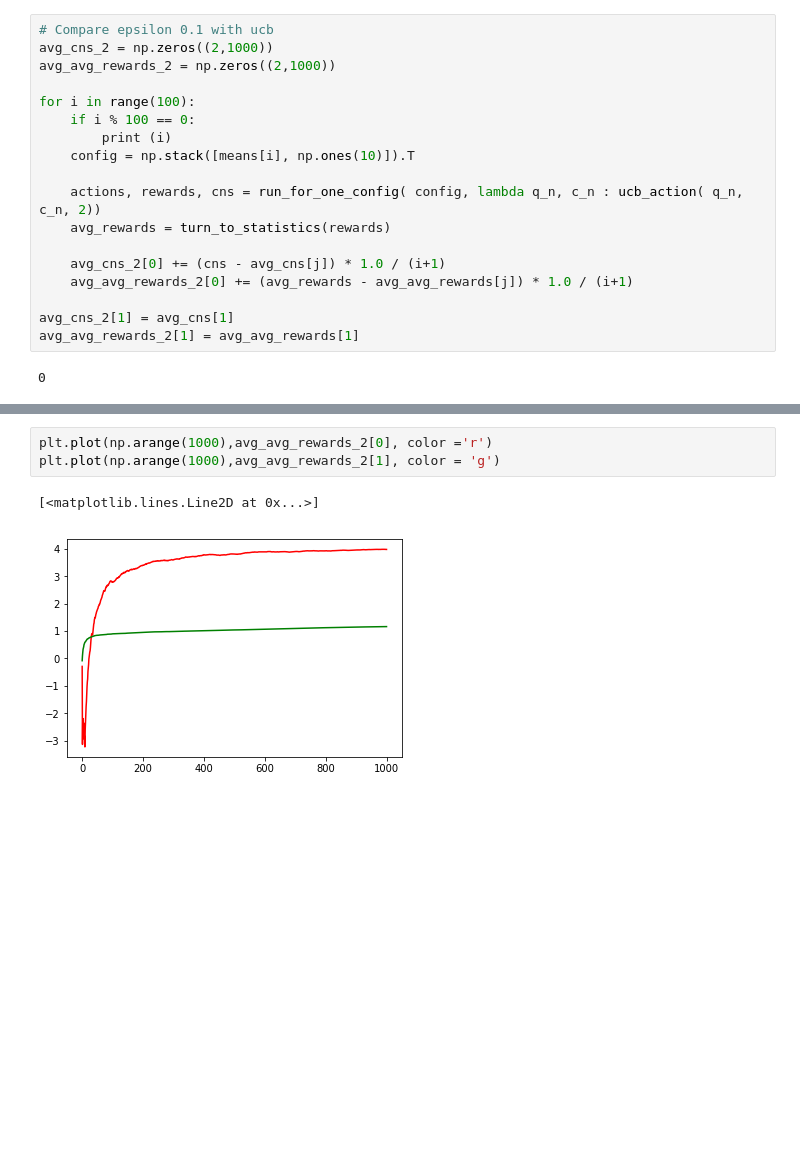
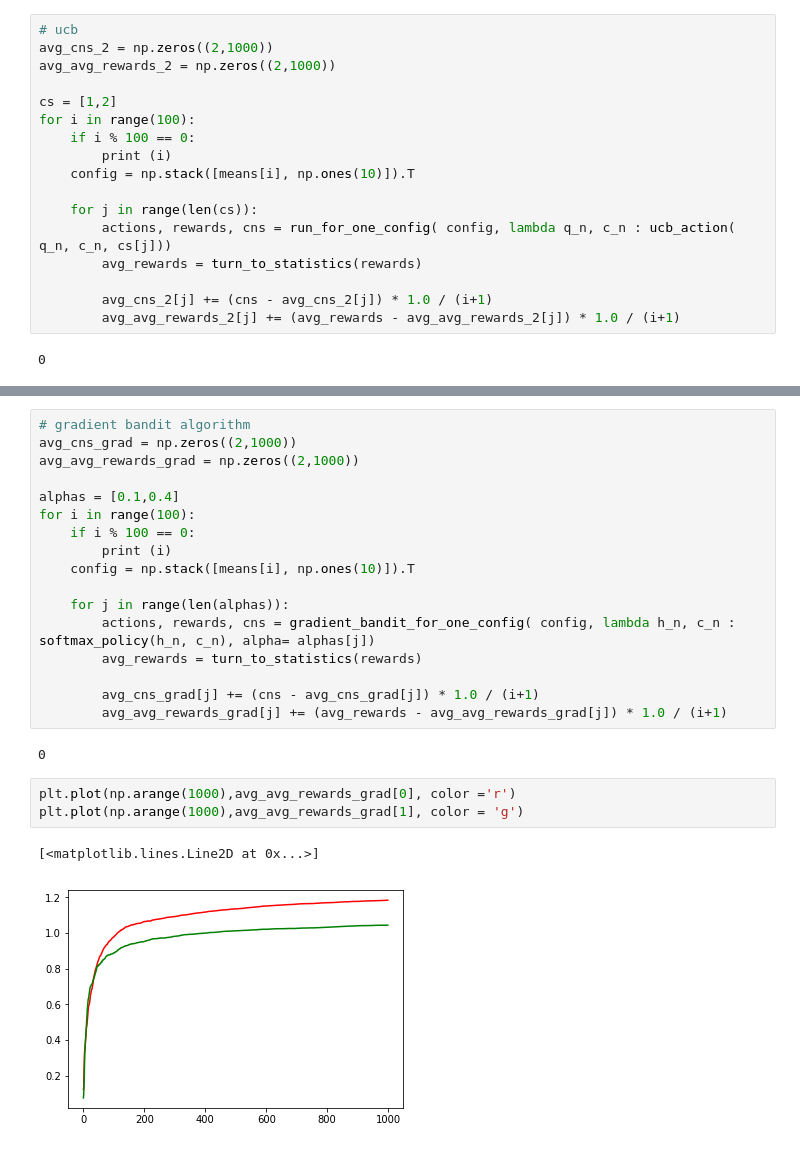
Before and after one commit to tuandnvn/learn-to-perform, a Jupyter notebook: notebooks/test_multiarm_bandits.ipynb, the cells around one changed output, grey strips where cells are left out. Saved outputs shown, nothing was run; the diff lists cells and outputs as text; blank space fills up the shorter version.

```diff
--- a/notebooks/test_multiarm_bandits.ipynb
+++ b/notebooks/test_multiarm_bandits.ipynb
@@ -217,22 +218,21 @@ ucb_action ( np.array([1.0,2, 3.0, 1.5, 0.5]), np.array([1,2,2,1,1]), 2)
 [ 2.39495883  2.98638485  3.98638485  2.89495883  1.89495883]
 2
 # %%
-# Compare epsilon 0.1 with ucb
+# ucb
 avg_cns_2 = np.zeros((2,1000))
 avg_avg_rewards_2 = np.zeros((2,1000))
 
+cs = [1,2]
 for i in range(100):
     if i % 100 == 0:
         print (i)
     config = np.stack([means[i], np.ones(10)]).T
 
-    actions, rewards, cns = run_for_one_config( config, lambda q_n, c_n : ucb_action( q_n, c_n, 2))
-    avg_rewards = turn_to_statistics(rewards)
+    for j in range(len(cs)):
+        actions, rewards, cns = run_for_one_config( config, lambda q_n, c_n : ucb_action( q_n, c_n, cs[j]))
+        avg_rewards = turn_to_statistics(rewards)
 
-    avg_cns_2[0] += (cns - avg_cns[j]) * 1.0 / (i+1)
-    avg_avg_rewards_2[0] += (avg_rewards - avg_avg_rewards[j]) * 1.0 / (i+1)
-
-avg_cns_2[1] = avg_cns[1]
-avg_avg_rewards_2[1] = avg_avg_rewards[1]
+        avg_cns_2[j] += (cns - avg_cns_2[j]) * 1.0 / (i+1)
+        avg_avg_rewards_2[j] += (avg_rewards - avg_avg_rewards_2[j]) * 1.0 / (i+1)
 # %% [output]
 0
@@ -239,6 +326,25 @@ avg_avg_rewards_2[1] = avg_avg_rewards[1]
+# %%
+# gradient bandit algorithm
+avg_cns_grad = np.zeros((2,1000))
+avg_avg_rewards_grad = np.zeros((2,1000))
+
+alphas = [0.1,0.4]
+for i in range(100):
+    if i % 100 == 0:
+        print (i)
+    config = np.stack([means[i], np.ones(10)]).T
+
+    for j in range(len(alphas)):
+        actions, rewards, cns = gradient_bandit_for_one_config( config, lambda h_n, c_n : softmax_policy(h_n, c_n), alpha= alphas[j])
+        avg_rewards = turn_to_statistics(rewards)
+
+        avg_cns_grad[j] += (cns - avg_cns_grad[j]) * 1.0 / (i+1)
+        avg_avg_rewards_grad[j] += (avg_rewards - avg_avg_rewards_grad[j]) * 1.0 / (i+1)
+# %% [output]
+0
 # %%
-plt.plot(np.arange(1000),avg_avg_rewards_2[0], color ='r')
-plt.plot(np.arange(1000),avg_avg_rewards_2[1], color = 'g')
+plt.plot(np.arange(1000),avg_avg_rewards_grad[0], color ='r')
+plt.plot(np.arange(1000),avg_avg_rewards_grad[1], color = 'g')
 # %% [output]
 [<matplotlib.lines.Line2D at 0x...>]
-[figure, old version]
+[figure, new version]
```
Also changed, not shown: parts of 7 cells of this notebook, 1 other file.
